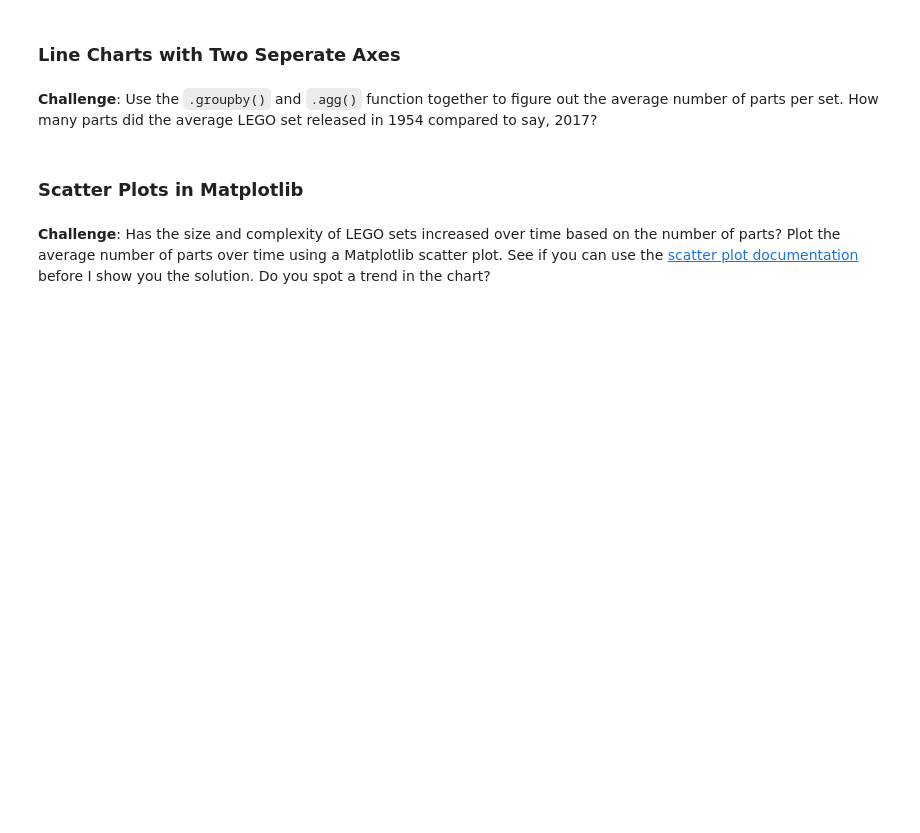
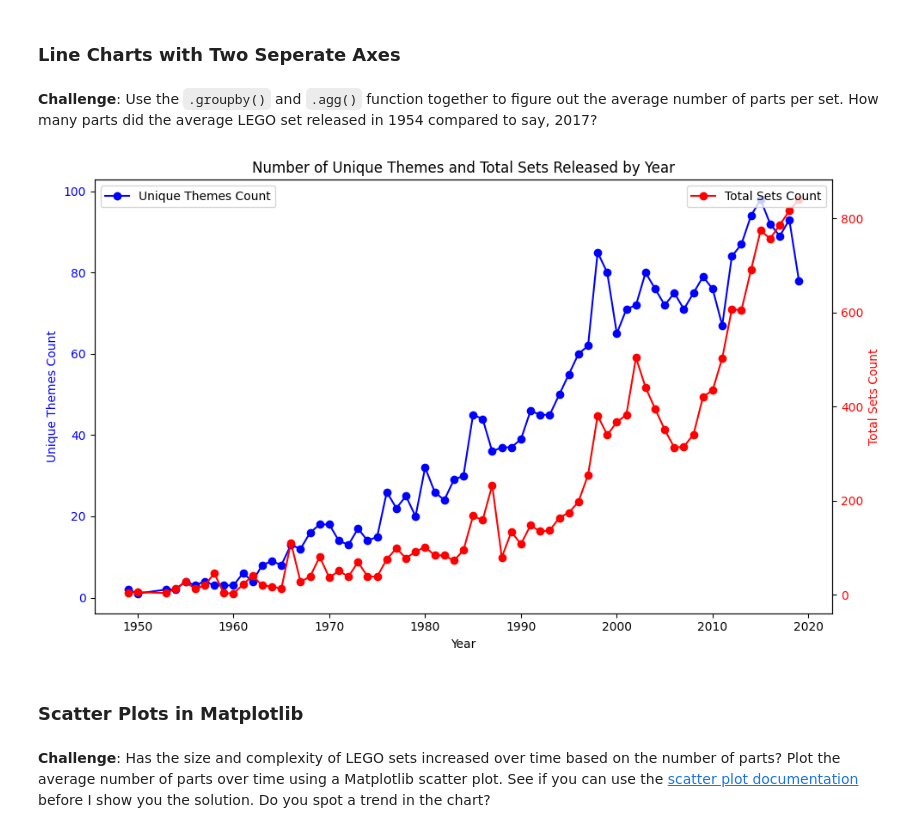
Before and after one commit to IrishEgie/data_science_py, a Jupyter notebook: data_science_3/Lego_Analysis_for_Course_(start).ipynb, the cells around one changed output. Drawn from its saved outputs; the diff is of its cells as text; code cells hidden in the pictures; blank space fills up the shorter version.

```diff
--- a/data_science_3/Lego_Analysis_for_Course_(start).ipynb
+++ b/data_science_3/Lego_Analysis_for_Course_(start).ipynb
@@ -209,6 +225,41 @@ year
 ### Line Charts with Two Seperate Axes
 # %% [markdown]
 **Challenge**: Use the <code>.groupby()</code> and <code>.agg()</code> function together to figure out the average number of parts per set. How many parts did the average LEGO set released in 1954 compared to say, 2017?
+# %%
+# Count unique theme_ids per year
+unique_themes_per_year = sets.groupby('year')['theme_id'].nunique()
+
+# Filter out years 2020 and 2021
+unique_themes_per_year = unique_themes_per_year[unique_themes_per_year.index < 2020]
+
+# Plotting
+fig, ax1 = plt.subplots(figsize=(10, 6))
+
+# Plot unique themes count
+ax1.plot(unique_themes_per_year.index, unique_themes_per_year, color='blue', marker='o', label='Unique Themes Count')
+ax1.set_xlabel('Year')
+ax1.set_ylabel('Unique Themes Count', color='blue')
+ax1.tick_params(axis='y', labelcolor='blue')
+
+
+
+# Create second axis for total sets
+ax2 = ax1.twinx()
+total_sets_per_year = sets.groupby('year').size()[sets.groupby('year').size().index < 2020]
+ax2.plot(total_sets_per_year.index, total_sets_per_year, color='red', marker='o', label='Total Sets Count')
+ax2.set_ylabel('Total Sets Count', color='red')
+ax2.tick_params(axis='y', labelcolor='red')
+
+# Add legends
+ax1.legend(loc='upper left')
+ax2.legend(loc='upper right')
+
+# Show plot
+plt.title('Number of Unique Themes and Total Sets Released by Year')
+plt.tight_layout()
+plt.show()
+# %% [output]
+[figure, added]
 # %% [markdown]
 ### Scatter Plots in Matplotlib
 # %% [markdown]
```
Also changed, not shown: parts of 3 cells of this notebook.
